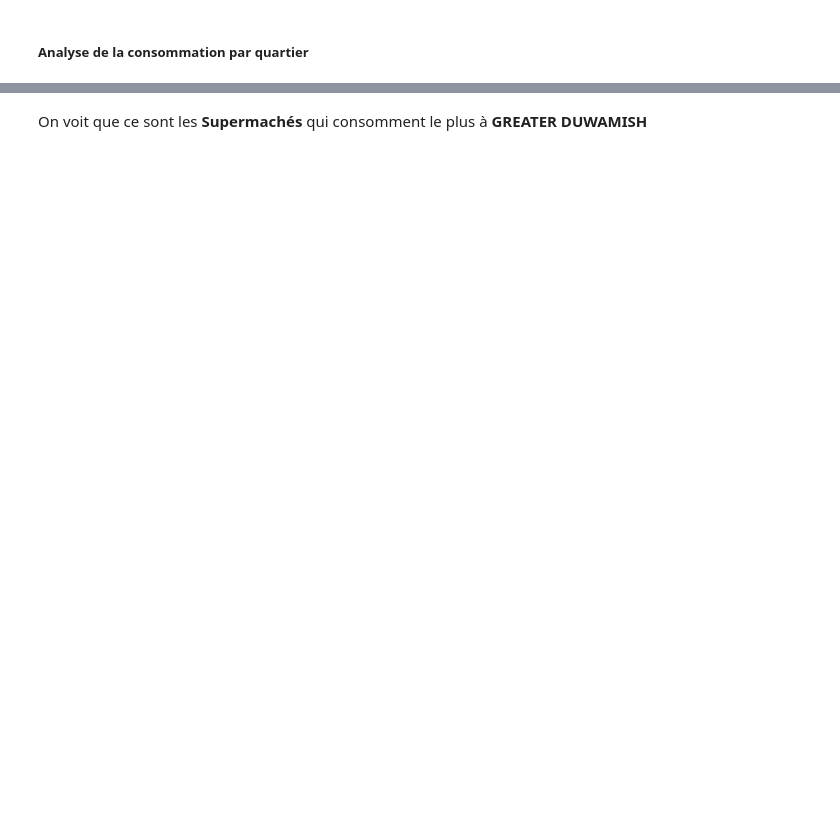
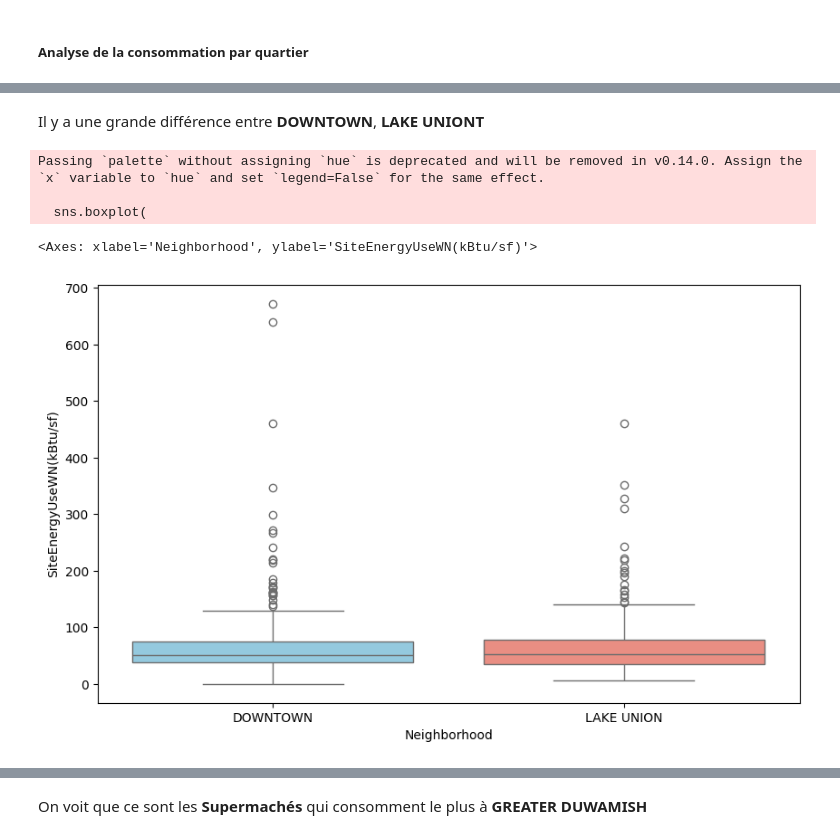
Before and after one commit to mcourte/DE_Projet_6, a Jupyter notebook: nettoyage_analyse_DF.ipynb, the cells around one changed output, grey strips where cells are left out. Cells and saved outputs as stored; diff of their text form; code cells hidden in the pictures; blank space fills up the shorter version.

```diff
--- a/nettoyage_analyse_DF.ipynb
+++ b/nettoyage_analyse_DF.ipynb
@@ -1609,34 +1571,3 @@ serie = df[new_column]
 df_without_leakage.loc[:, new_column] = serie.loc[df_without_leakage.index]
 # %% [markdown]
 ##### Analyse de la consommation par quartier
-# %%
-
-# DataFrame source
-df = df_without_leakage.copy()
-
-# Colonnes
-feature_col = 'Neighborhood'
-consommation_col = 'SiteEnergyUseWN(kBtu/sf)'
-
-# Somme par catégorie
-sum_by_category = df.groupby(feature_col)[consommation_col].sum()
-
-# Pourcentages
-total_consumption = sum_by_category.sum()
-percent_by_category = (sum_by_category / total_consumption) * 100
-
-categories = percent_by_category.sort_values(ascending=False)
-
-# regrouper les petites catégories (<2%) en 'Autres'
-small = categories[categories < 2]
-main = categories[categories >= 2].copy()
-if small.sum() > 0:
-    main['Autres Propriétés Primaires (< 2%)'] = small.sum()
-
-# Tracé
-labels = [f'{lab} ({val:.1f}%)' for lab, val in zip(main.index, main.values)]
-plt.figure(figsize=(8, 8))
-plt.pie(main.values, labels=labels, startangle=90, wedgeprops={'edgecolor': 'black'})
-plt.title("Consommation énergétique par Quartier", fontsize=14)
-plt.tight_layout()
-plt.show()
@@ -1645,19 +1656,27 @@ On remarque que c'est le quartier **Downtowm** et le quartier **Greater Duwamish
+# %% [markdown]
+Il y a une grande différence entre **DOWNTOWN**, **LAKE UNIONT**
 # %%
 feature_col = 'Neighborhood'
-neighborhoods = ['DOWNTOWN', 'GREATER DUWAMISH']
+neighborhoods = ['DOWNTOWN', 'LAKE UNION']
 
 consommation_col = 'SiteEnergyUseWN(kBtu/sf)'
 
 df_filtre = df[df[feature_col].isin(neighborhoods)]
 
 plt.figure(figsize=(10, 6))
 
 sns.boxplot(
     x=feature_col,
     y=consommation_col,
     data=df_filtre,
     palette=['skyblue', 'salmon']
 )
+# %% [output]
+Passing `palette` without assigning `hue` is deprecated and will be removed in v0.14.0. Assign the `x` variable to `hue` and set `legend=False` for the same effect.
+
+  sns.boxplot(
+<Axes: xlabel='Neighborhood', ylabel='SiteEnergyUseWN(kBtu/sf)'>
+[figure, added]
 # %%
 consommation_col = 'SiteEnergyUseWN(kBtu/sf)'
 feature_column = 'PrimaryPropertyType'
```
Also changed, not shown: parts of 28 cells of this notebook, 1 other file.
